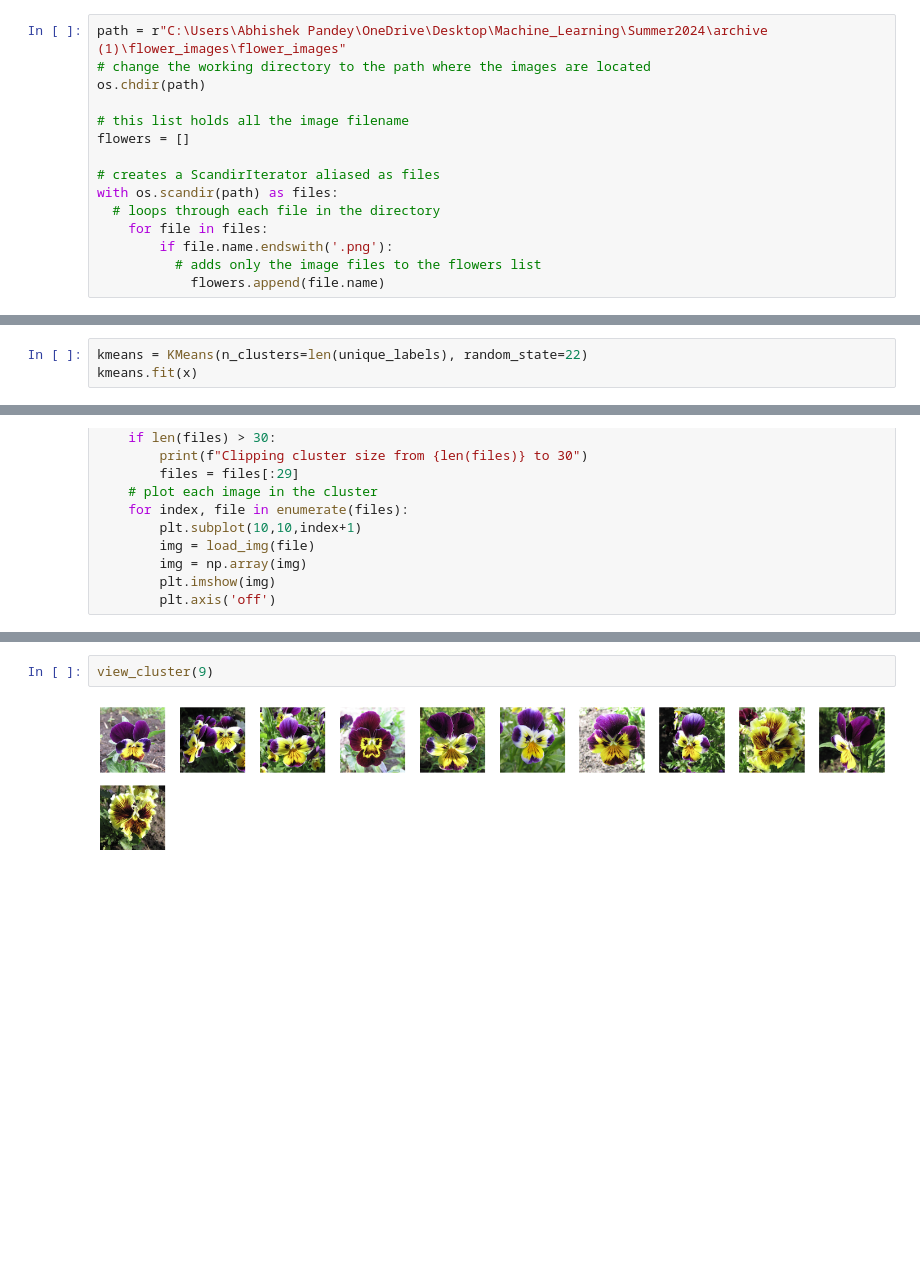
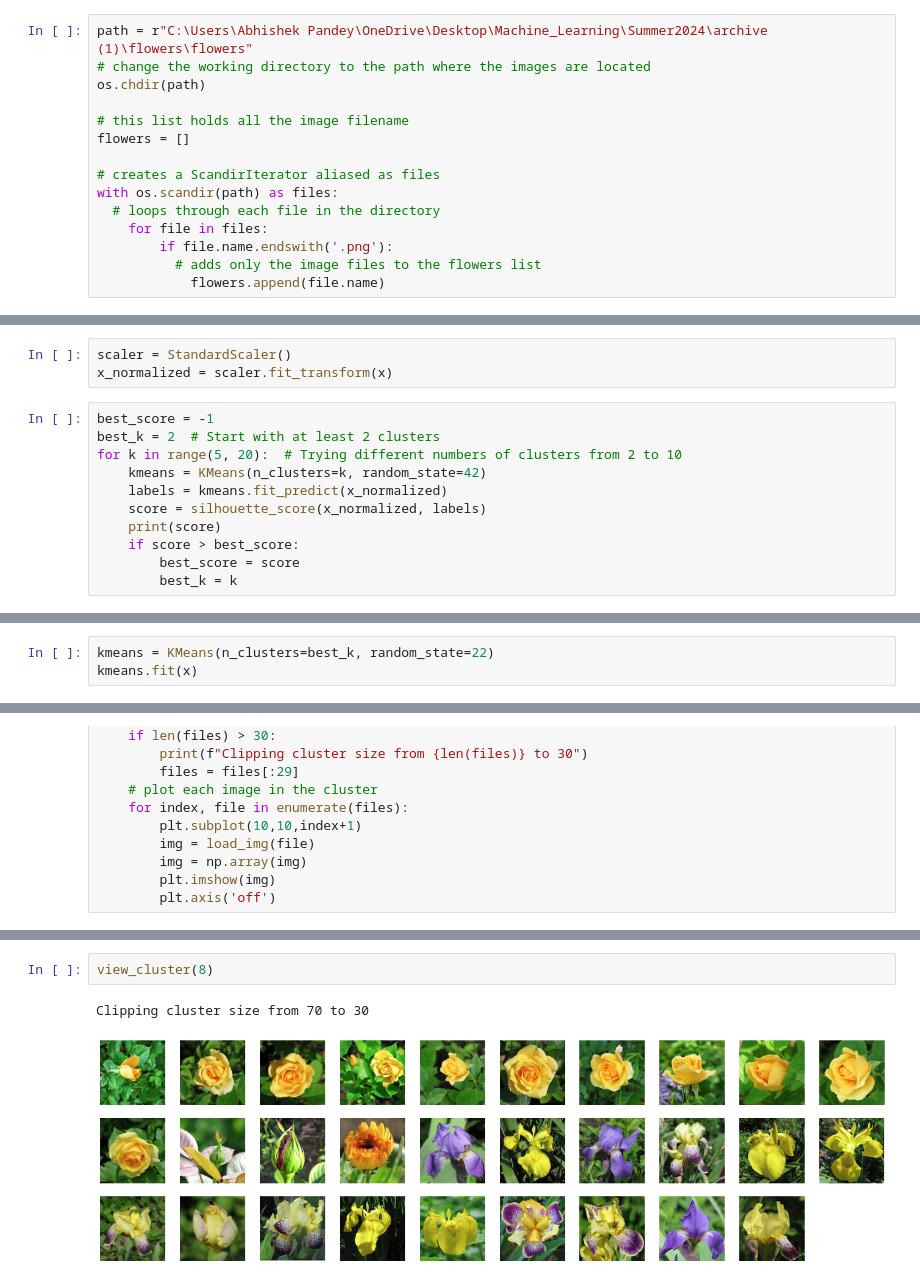
Before and after one commit to Abhishekpandey3854/Visual-Similarity-Clustering, a Jupyter notebook: VisualSimilarity.ipynb, the cells around one changed output, grey strips where cells are left out. Saved outputs shown, nothing was run; the diff lists cells and outputs as text; blank space fills up the shorter version.

```diff
--- a/VisualSimilarity.ipynb
+++ b/VisualSimilarity.ipynb
@@ -22,5 +28,5 @@ import pickle
 # %%
-path = r"C:\Users\Abhishek Pandey\OneDrive\Desktop\Machine_Learning\Summer2024\archive (1)\flower_images\flower_images"
+path = r"C:\Users\Abhishek Pandey\OneDrive\Desktop\Machine_Learning\Summer2024\archive (1)\flowers\flowers"
 # change the working directory to the path where the images are located
 os.chdir(path)
 
@@ -143,0 +146,14 @@ unique_labels = list(set(label))
+# %%
+scaler = StandardScaler()
+x_normalized = scaler.fit_transform(x)
+# %%
+best_score = -1
+best_k = 2  # Start with at least 2 clusters
+for k in range(5, 20):  # Trying different numbers of clusters from 2 to 10
+    kmeans = KMeans(n_clusters=k, random_state=42)
+    labels = kmeans.fit_predict(x_normalized)
+    score = silhouette_score(x_normalized, labels)
+    print(score)
+    if score > best_score:
+        best_score = score
+        best_k = k
@@ -144,4 +180,4 @@ unique_labels = list(set(label))
 # %%
-kmeans = KMeans(n_clusters=len(unique_labels), random_state=22)
+kmeans = KMeans(n_clusters=best_k, random_state=22)
 kmeans.fit(x)
 # %% [output]
@@ -194,4 +239,5 @@ view_cluster(2)
 # %%
-view_cluster(9)
+view_cluster(8)
 # %% [output]
+Clipping cluster size from 70 to 30
-[figure, old version]
+[figure, new version]
```
Also changed, not shown: parts of 13 cells of this notebook.
